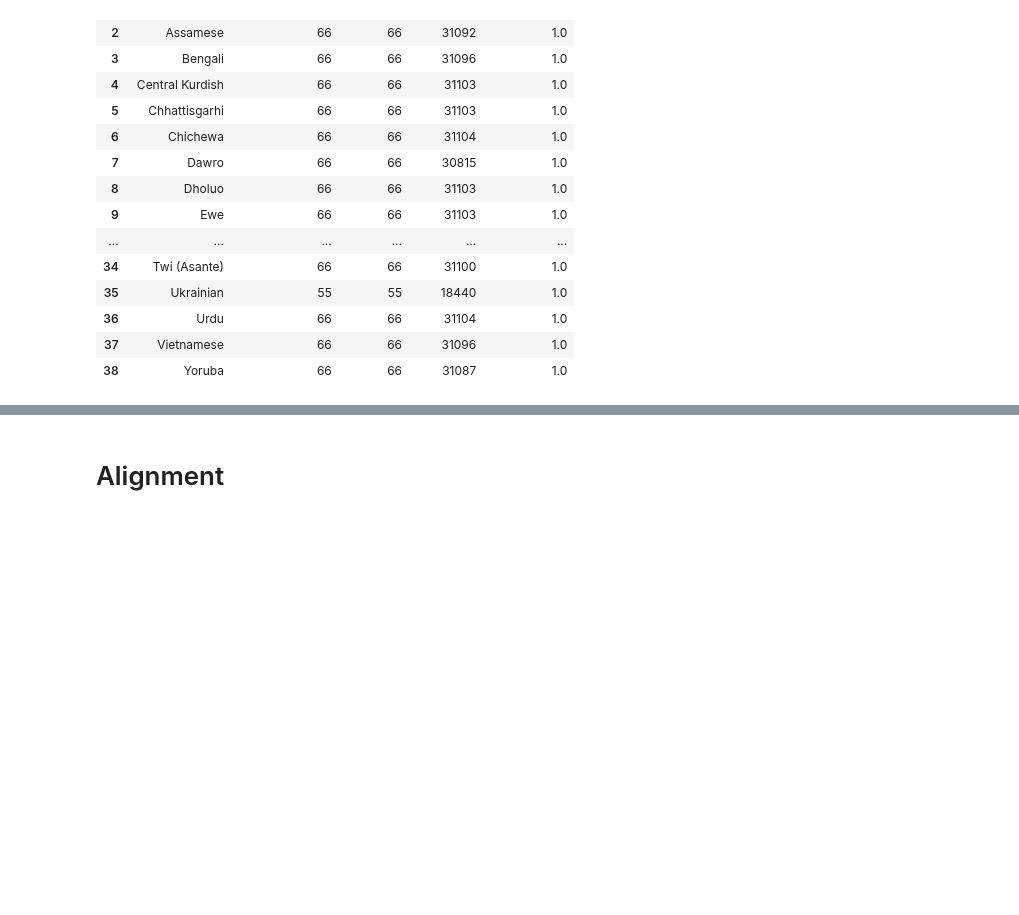
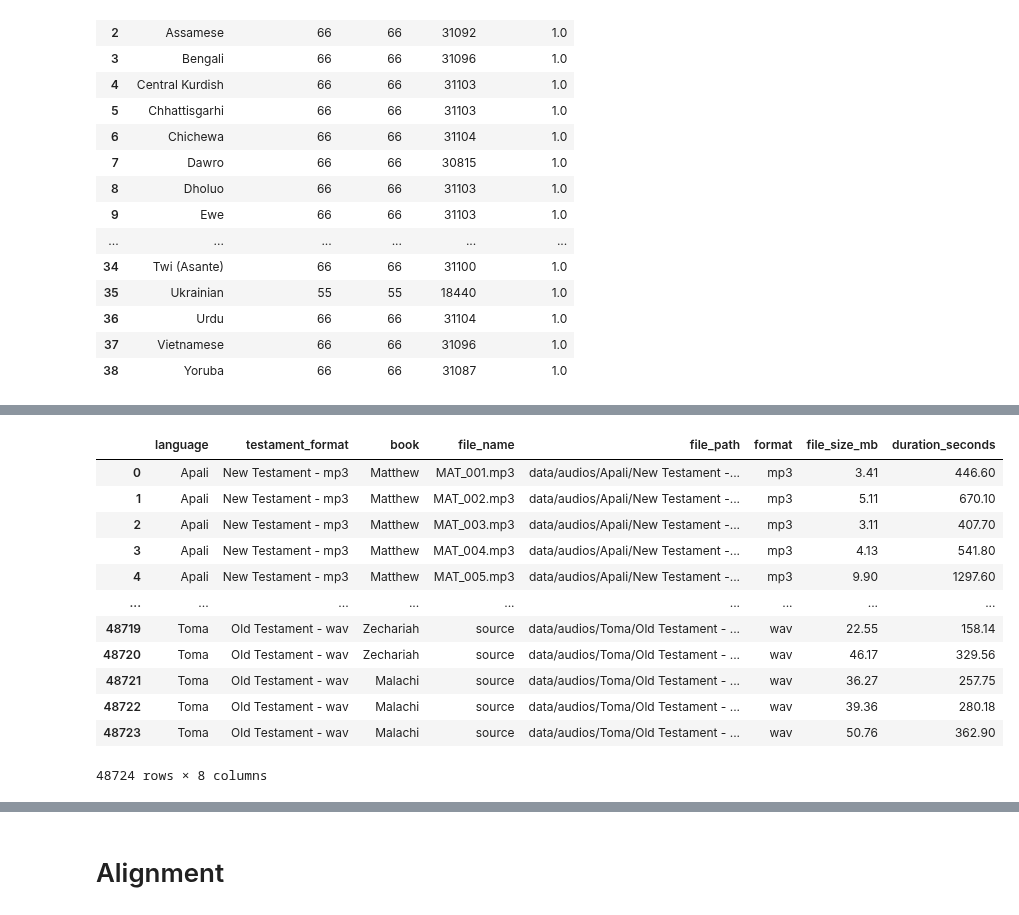
Before and after one commit to davidguzmanr/bible-tts-resources, a Jupyter notebook: dev.ipynb, the cells around one changed output, grey strips where cells are left out. Cells and saved outputs as stored; diff of their text form; code cells hidden in the pictures; blank space fills up the shorter version.

```diff
--- a/dev.ipynb
+++ b/dev.ipynb
@@ -340,3 +251,20 @@ KeyboardInterrupt:
+# %%
+audio_df = audio_stats.get_all_audio_files(audios_dir="data/audios", alignment_filter="exclude")
+audio_df.head()
+# %% [output]
+|  | language | testament_format | book | file_name | file_path | format | file_size_mb | duration_seconds |
+| 0 | Apali | New Testament - mp3 | Matthew | MAT_001.mp3 | data/audios/Apali/New Testament -... | mp3 | 3.41 | 446.60 |
+| 1 | Apali | New Testament - mp3 | Matthew | MAT_002.mp3 | data/audios/Apali/New Testament -... | mp3 | 5.11 | 670.10 |
+| 2 | Apali | New Testament - mp3 | Matthew | MAT_003.mp3 | data/audios/Apali/New Testament -... | mp3 | 3.11 | 407.70 |
+| 3 | Apali | New Testament - mp3 | Matthew | MAT_004.mp3 | data/audios/Apali/New Testament -... | mp3 | 4.13 | 541.80 |
+| 4 | Apali | New Testament - mp3 | Matthew | MAT_005.mp3 | data/audios/Apali/New Testament -... | mp3 | 9.90 | 1297.60 |
+| ... | ... | ... | ... | ... | ... | ... | ... | ... |
+| 48719 | Toma | Old Testament - wav | Zechariah | source | data/audios/Toma/Old Testament - ... | wav | 22.55 | 158.14 |
+| 48720 | Toma | Old Testament - wav | Zechariah | source | data/audios/Toma/Old Testament - ... | wav | 46.17 | 329.56 |
+| 48721 | Toma | Old Testament - wav | Malachi | source | data/audios/Toma/Old Testament - ... | wav | 36.27 | 257.75 |
+| 48722 | Toma | Old Testament - wav | Malachi | source | data/audios/Toma/Old Testament - ... | wav | 39.36 | 280.18 |
+| 48723 | Toma | Old Testament - wav | Malachi | source | data/audios/Toma/Old Testament - ... | wav | 50.76 | 362.90 |
+48724 rows × 8 columns
 # %%
 # Total hours per language
 hours_per_language = (
```
Also changed, not shown: parts of 19 cells of this notebook, 4 other files.
